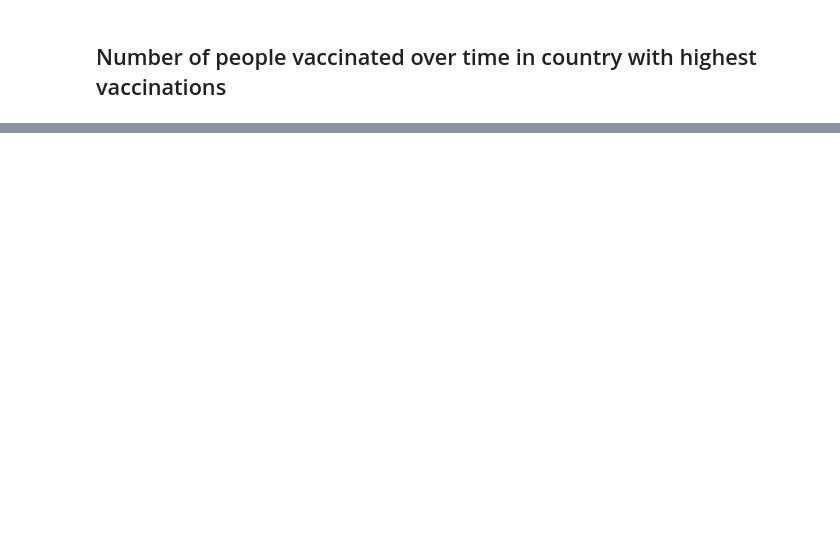
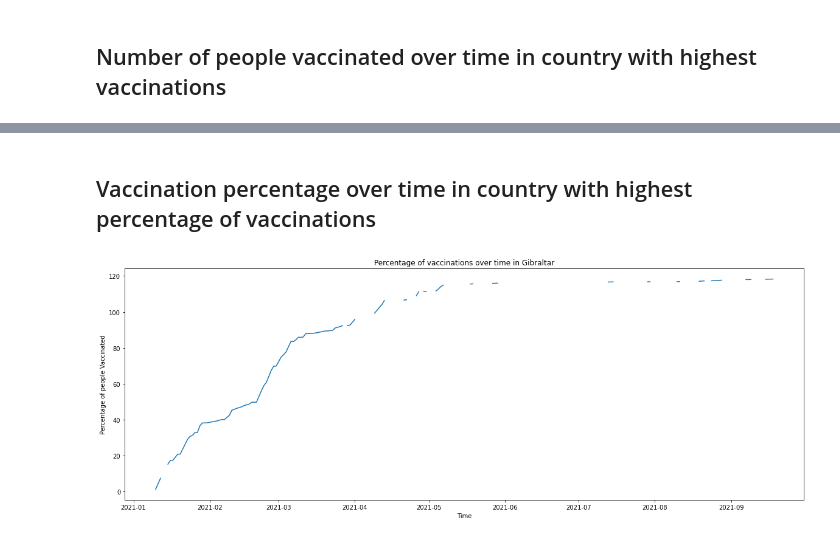
Before and after one commit to Subrahmanyajoshi/Kaggle-submissions, a Jupyter notebook: COVID-19 World Vaccination Progress/covid19-vaccination-details.ipynb, the cells around one changed output, grey strips where cells are left out. Cells and saved outputs as stored; diff of their text form; code cells hidden in the pictures; blank space fills up the shorter version.

```diff
--- a/COVID-19 World Vaccination Progress/covid19-vaccination-details.ipynb
+++ b/COVID-19 World Vaccination Progress/covid19-vaccination-details.ipynb
@@ -97,8 +155,15 @@ max_v_cntry_df = max_v_cntry_df.sort_values(by='date')
+# %% [markdown]
+## Vaccination percentage over time in country with highest percentage of vaccinations
 # %%
-plt.plot(max_v_cntry_df['date'], max_v_cntry_df['people_vaccinated'])
+max_per_cntry_df = df.loc[df['country'] == max_per_country]
+max_per_cntry_df = max_per_cntry_df.sort_values(by='date')
 
-plt.title(f"Vaccinations over time in {max_v_country}")
+plt.plot(max_per_cntry_df['date'], max_per_cntry_df['people_vaccinated_per_hundred'])
+
+plt.title(f"Percentage of vaccinations over time in {max_per_country}")
 plt.xlabel("Time")
-plt.ylabel("People Vaccinated (in 100 millions)")
+plt.ylabel("Percentage of people Vaccinated")
 
 plt.show()
+# %% [output]
+[figure, added]
```
Also changed, not shown: parts of 18 cells of this notebook.
